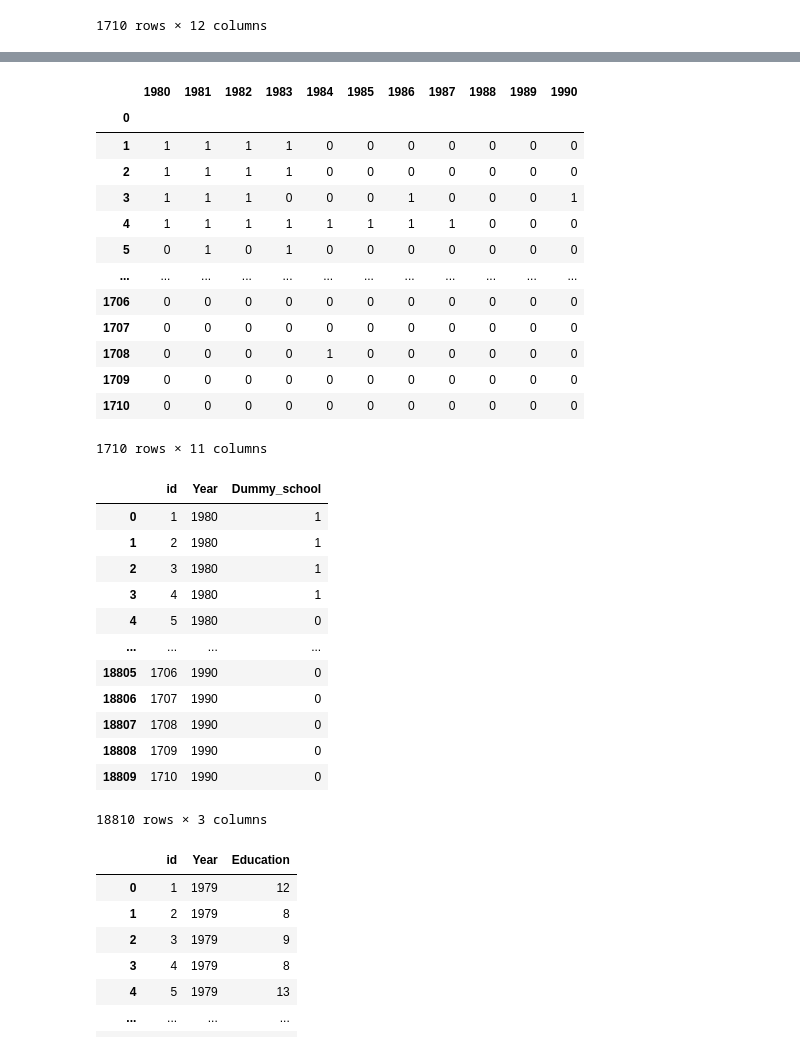
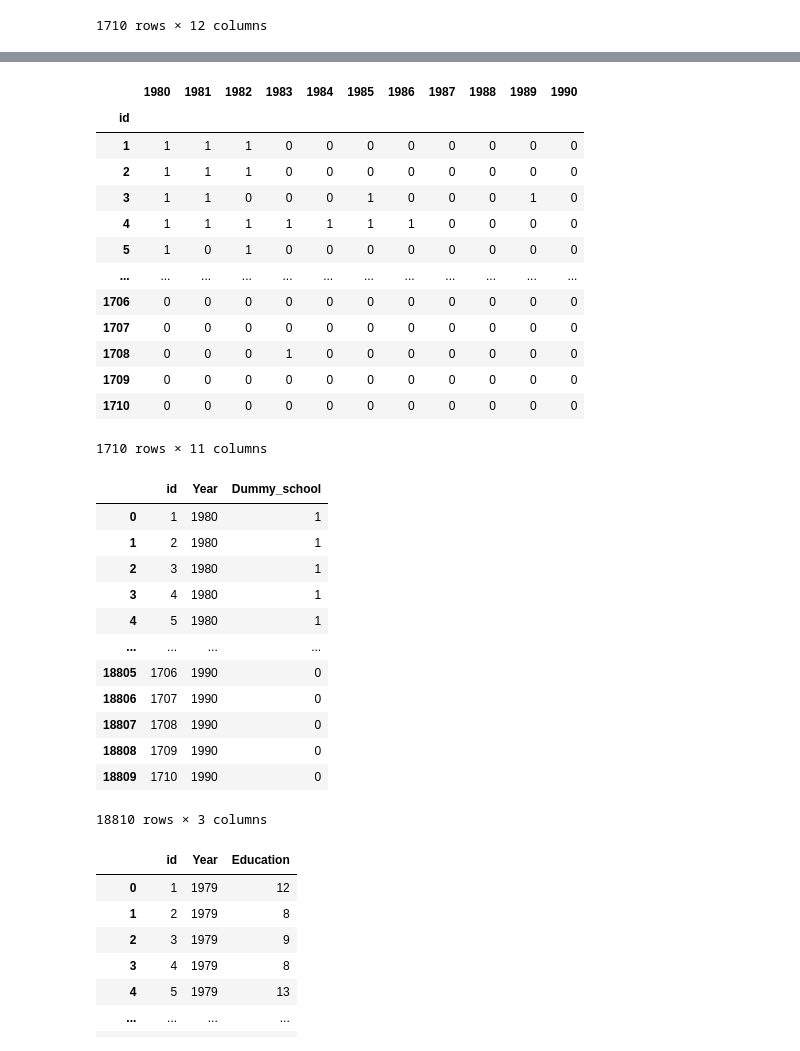
Before and after one commit to fls808/Dynamic-Programming, a Jupyter notebook: Data.ipynb, the cells around one changed output, grey strips where cells are left out. Cells and saved outputs as stored; diff of their text form; code cells hidden in the pictures.

```diff
--- a/Data.ipynb
+++ b/Data.ipynb
@@ -135,20 +135,22 @@ edu.describe()
 | 75% | 11.000000 | 12.000000 | 12.000000 | 12.000000 | 13.000000 | 13.000000 | 14.000000 | 14.000000 | 14.000000 | 14.000000 | 14.000000 | ... |
 | max | 15.000000 | 16.000000 | 17.000000 | 18.000000 | 19.000000 | 19.000000 | 20.000000 | 20.000000 | 20.000000 | 20.000000 | 20.000000 | ... |
 # %%
-dummy_school = (edu.diff(axis=1).iloc[:, 1:] == 1).astype(int)
+shifted_edu = edu.shift(-1,axis=1)
+
+dummy_school = (shifted_edu.diff(axis=1).iloc[:, 1:] == 1).astype(int)
 dummy_school
 # %% [output]
 |  | 1980 | 1981 | 1982 | 1983 | 1984 | 1985 | 1986 | 1987 | 1988 | 1989 | 1990 |
-| 0 |  |  |  |  |  |  |  |  |  |  |  |
-| 1 | 1 | 1 | 1 | 1 | 0 | 0 | 0 | 0 | 0 | 0 | 0 |
-| 2 | 1 | 1 | 1 | 1 | 0 | 0 | 0 | 0 | 0 | 0 | 0 |
-| 3 | 1 | 1 | 1 | 0 | 0 | 0 | 1 | 0 | 0 | 0 | 1 |
-| 4 | 1 | 1 | 1 | 1 | 1 | 1 | 1 | 1 | 0 | 0 | 0 |
-| 5 | 0 | 1 | 0 | 1 | 0 | 0 | 0 | 0 | 0 | 0 | 0 |
+| id |  |  |  |  |  |  |  |  |  |  |  |
+| 1 | 1 | 1 | 1 | 0 | 0 | 0 | 0 | 0 | 0 | 0 | 0 |
+| 2 | 1 | 1 | 1 | 0 | 0 | 0 | 0 | 0 | 0 | 0 | 0 |
+| 3 | 1 | 1 | 0 | 0 | 0 | 1 | 0 | 0 | 0 | 1 | 0 |
+| 4 | 1 | 1 | 1 | 1 | 1 | 1 | 1 | 0 | 0 | 0 | 0 |
+| 5 | 1 | 0 | 1 | 0 | 0 | 0 | 0 | 0 | 0 | 0 | 0 |
 | ... | ... | ... | ... | ... | ... | ... | ... | ... | ... | ... | ... |
 | 1706 | 0 | 0 | 0 | 0 | 0 | 0 | 0 | 0 | 0 | 0 | 0 |
 | 1707 | 0 | 0 | 0 | 0 | 0 | 0 | 0 | 0 | 0 | 0 | 0 |
-| 1708 | 0 | 0 | 0 | 0 | 1 | 0 | 0 | 0 | 0 | 0 | 0 |
+| 1708 | 0 | 0 | 0 | 1 | 0 | 0 | 0 | 0 | 0 | 0 | 0 |
 | 1709 | 0 | 0 | 0 | 0 | 0 | 0 | 0 | 0 | 0 | 0 | 0 |
 | 1710 | 0 | 0 | 0 | 0 | 0 | 0 | 0 | 0 | 0 | 0 | 0 |
 1710 rows × 11 columns
@@ -164,7 +166,7 @@ panel_dummy_school
 | 1 | 2 | 1980 | 1 |
 | 2 | 3 | 1980 | 1 |
 | 3 | 4 | 1980 | 1 |
-| 4 | 5 | 1980 | 0 |
+| 4 | 5 | 1980 | 1 |
 | ... | ... | ... | ... |
 | 18805 | 1706 | 1990 | 0 |
 | 18806 | 1707 | 1990 | 0 |
```
Also changed, not shown: parts of 7 cells of this notebook, 1 other file.
